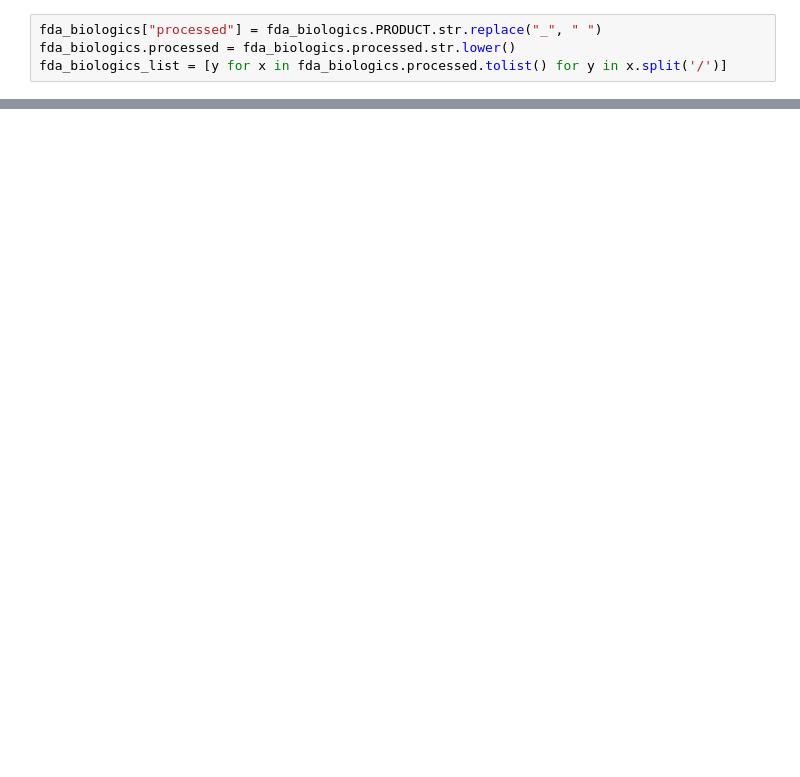
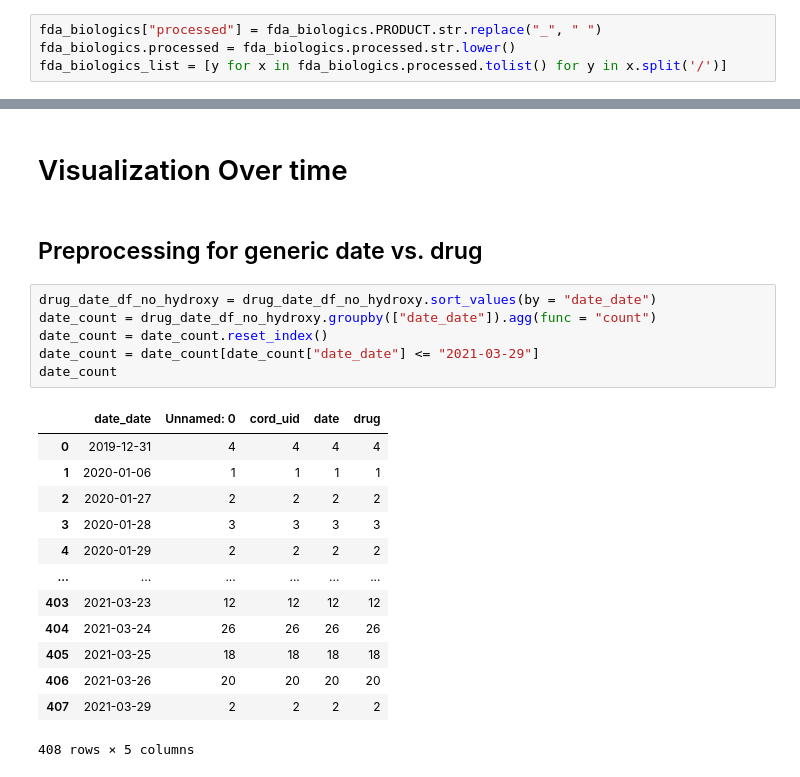
Before and after one commit to COVID19-DVRN/project_21_clinical_trials_during_covid_19_pandemic, a Jupyter notebook: cord_19/cord_19_vs_fda.ipynb, the cells around one changed output, grey strips where cells are left out. Saved outputs shown, nothing was run; the diff lists cells and outputs as text; blank space fills up the shorter version.

```diff
--- a/cord_19/cord_19_vs_fda.ipynb
+++ b/cord_19/cord_19_vs_fda.ipynb
@@ -54,0 +141,24 @@ KeyboardInterrupt:
+# %% [markdown]
+# Visualization Over time
+# %% [markdown]
+## Preprocessing for generic date vs. drug
+# %%
+drug_date_df_no_hydroxy = drug_date_df_no_hydroxy.sort_values(by = "date_date")
+date_count = drug_date_df_no_hydroxy.groupby(["date_date"]).agg(func = "count")
+date_count = date_count.reset_index()
+date_count = date_count[date_count["date_date"] <= "2021-03-29"]
+date_count
+# %% [output]
+|  | date_date | Unnamed: 0 | cord_uid | date | drug |
+| 0 | 2019-12-31 | 4 | 4 | 4 | 4 |
+| 1 | 2020-01-06 | 1 | 1 | 1 | 1 |
+| 2 | 2020-01-27 | 2 | 2 | 2 | 2 |
+| 3 | 2020-01-28 | 3 | 3 | 3 | 3 |
+| 4 | 2020-01-29 | 2 | 2 | 2 | 2 |
+| ... | ... | ... | ... | ... | ... |
+| 403 | 2021-03-23 | 12 | 12 | 12 | 12 |
+| 404 | 2021-03-24 | 26 | 26 | 26 | 26 |
+| 405 | 2021-03-25 | 18 | 18 | 18 | 18 |
+| 406 | 2021-03-26 | 20 | 20 | 20 | 20 |
+| 407 | 2021-03-29 | 2 | 2 | 2 | 2 |
+408 rows × 5 columns
```
Also changed, not shown: parts of 38 cells of this notebook.
